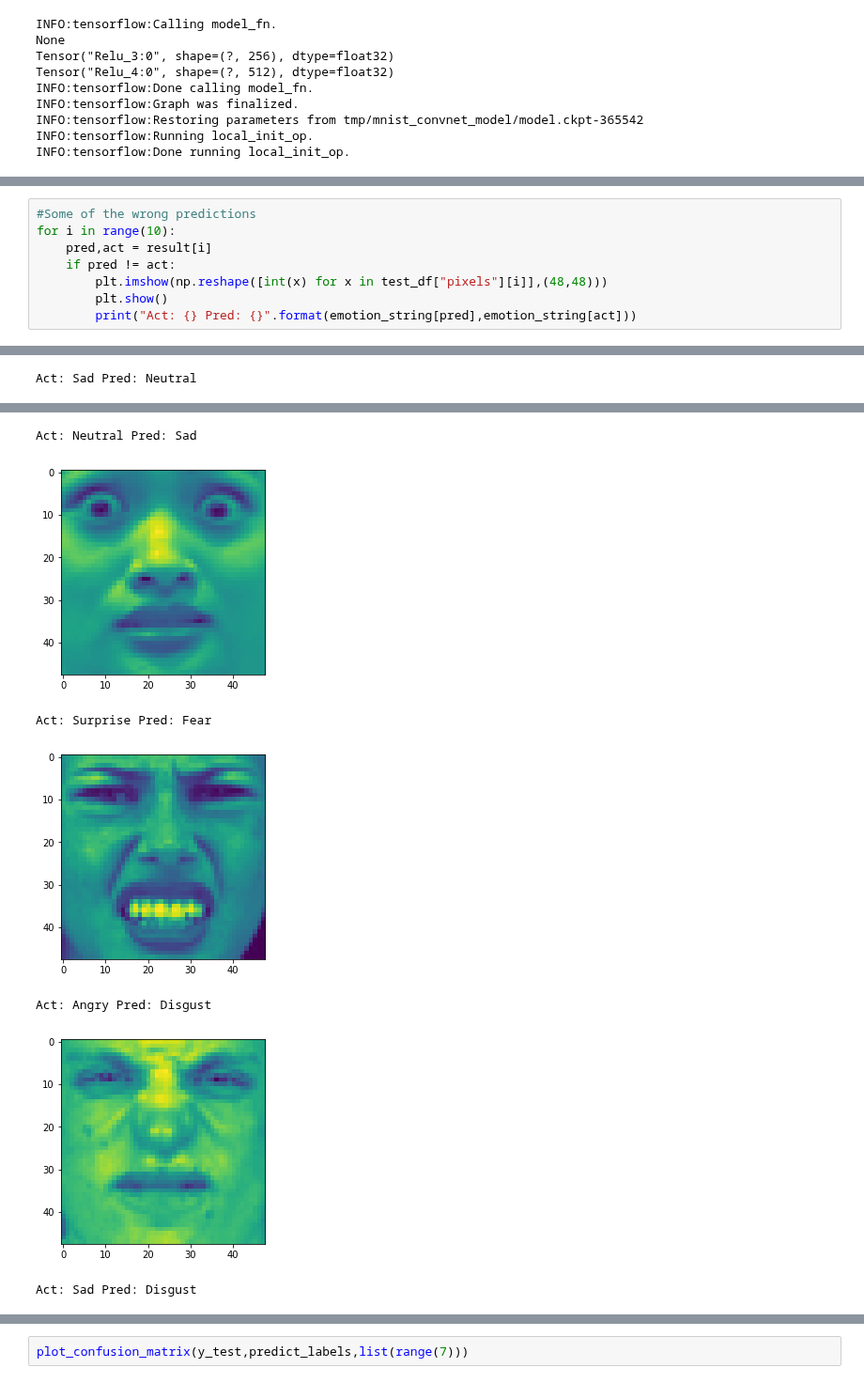
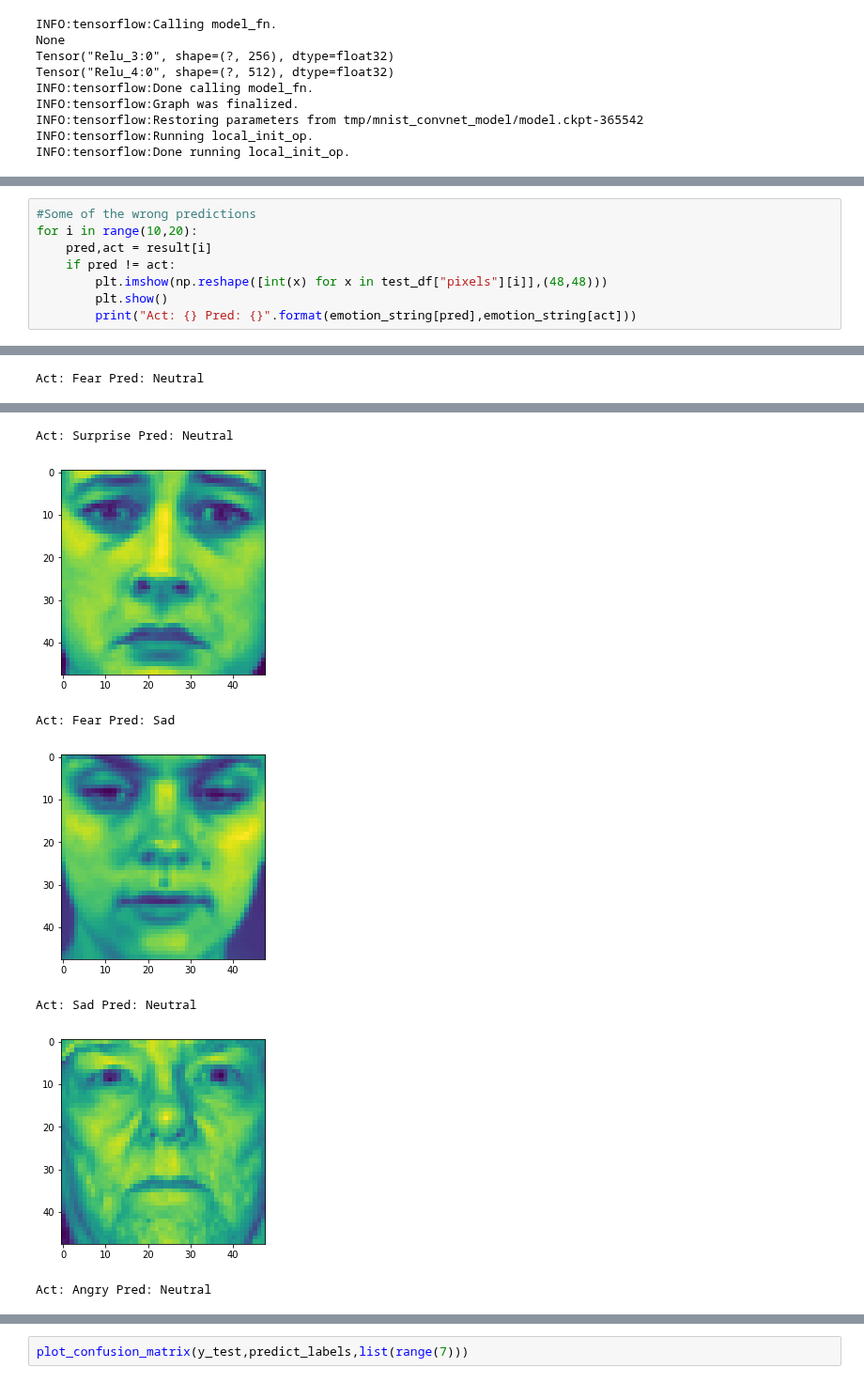
Before and after one commit to PaulOpu/DL_EmotionDetection, a Jupyter notebook: code/FacialEmotionRecognition.ipynb, the cells around one changed output, grey strips where cells are left out. Shown at 94% size. Cells and saved outputs as stored; diff of their text form.

```diff
--- a/code/FacialEmotionRecognition.ipynb
+++ b/code/FacialEmotionRecognition.ipynb
@@ -554,7 +569,7 @@ common_mistakes
  ('Happy', 'Fear', 48)]
 # %%
 #Some of the wrong predictions
-for i in range(10):
+for i in range(10,20):
     pred,act = result[i]
     if pred != act:
         plt.imshow(np.reshape([int(x) for x in test_df["pixels"][i]],(48,48)))
@@ -565 +580 @@ for i in range(10):
-Act: Sad Pred: Neutral
+Act: Fear Pred: Neutral
@@ -567,7 +582,7 @@ Act: Sad Pred: Neutral
-Act: Neutral Pred: Sad
+Act: Surprise Pred: Neutral
-[figure, old version]
+[figure, new version]
-Act: Surprise Pred: Fear
+Act: Fear Pred: Sad
-[figure, old version]
+[figure, new version]
-Act: Angry Pred: Disgust
+Act: Sad Pred: Neutral
-[figure, old version]
+[figure, new version]
-Act: Sad Pred: Disgust
+Act: Angry Pred: Neutral
```
Also changed, not shown: parts of 3 cells of this notebook.
